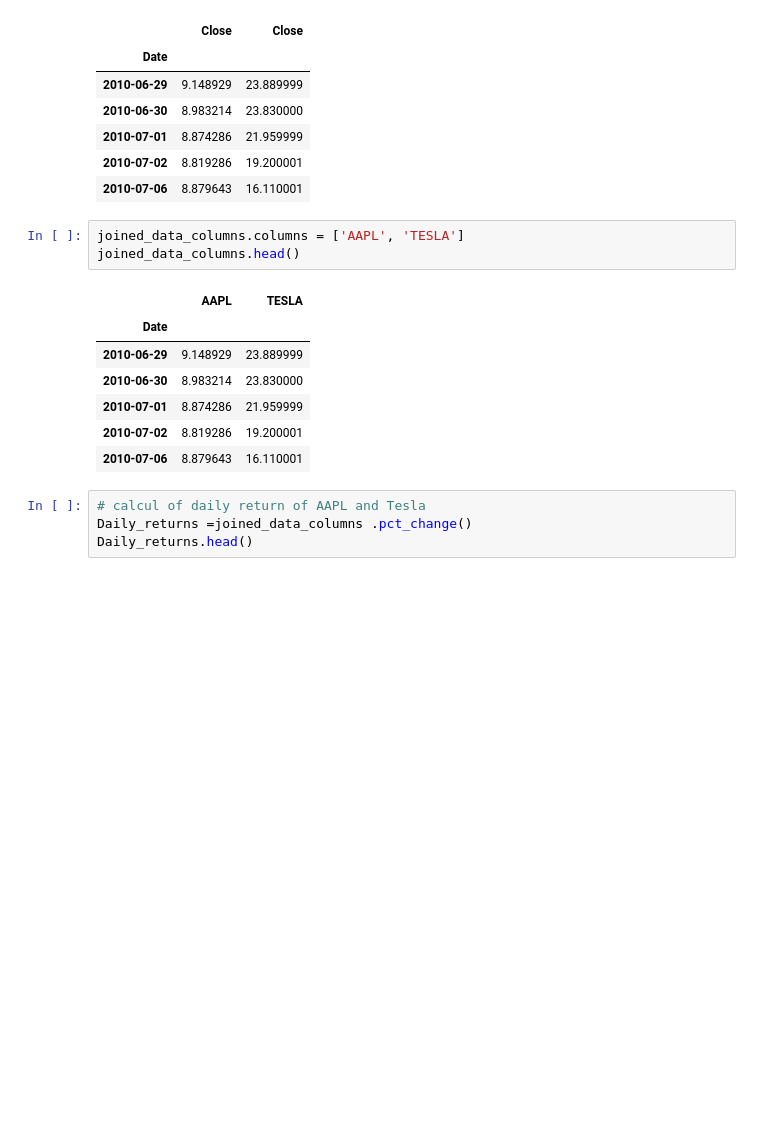
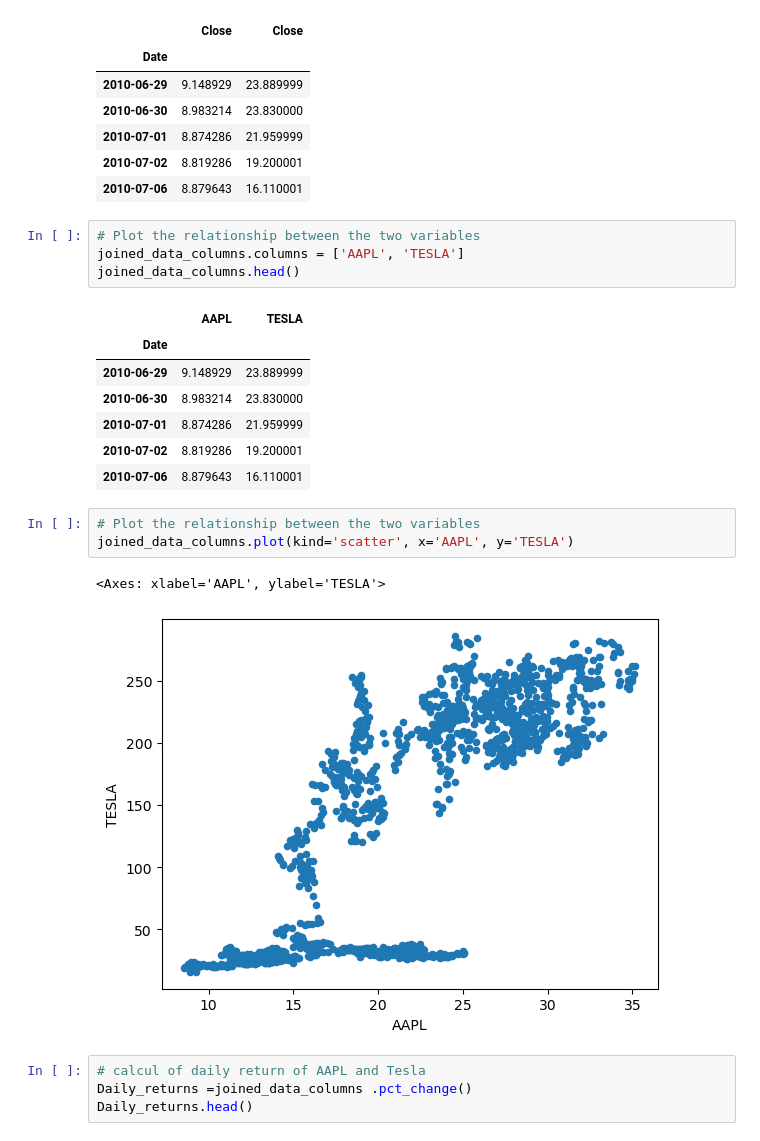
Before and after one commit to jmontva/Fintech_Project_One, a Jupyter notebook: PROJECT1.ipynb, the cells around one changed output. Cells and saved outputs as stored; diff of their text form; blank space fills up the shorter version.

```diff
--- a/PROJECT1.ipynb
+++ b/PROJECT1.ipynb
@@ -88,6 +89,7 @@ joined_data_columns.head()
 | 2010-07-02 | 8.819286 | 19.200001 |
 | 2010-07-06 | 8.879643 | 16.110001 |
 # %%
+# Plot the relationship between the two variables
 joined_data_columns.columns = ['AAPL', 'TESLA']
 joined_data_columns.head()
 # %% [output]
@@ -98,6 +100,12 @@ joined_data_columns.head()
 | 2010-07-01 | 8.874286 | 21.959999 |
 | 2010-07-02 | 8.819286 | 19.200001 |
 | 2010-07-06 | 8.879643 | 16.110001 |
+# %%
+# Plot the relationship between the two variables
+joined_data_columns.plot(kind='scatter', x='AAPL', y='TESLA')
+# %% [output]
+<Axes: xlabel='AAPL', ylabel='TESLA'>
+[figure, added]
 # %%
 # calcul of daily return of AAPL and Tesla
 Daily_returns =joined_data_columns .pct_change()
```
Also changed, not shown: parts of 5 cells of this notebook.
